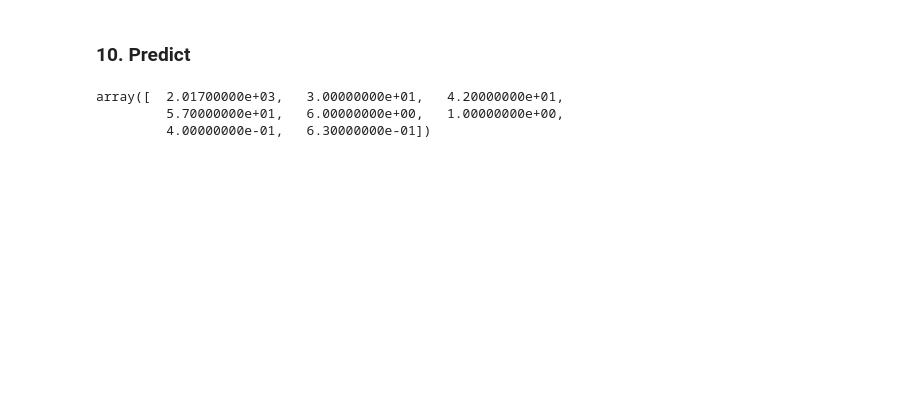
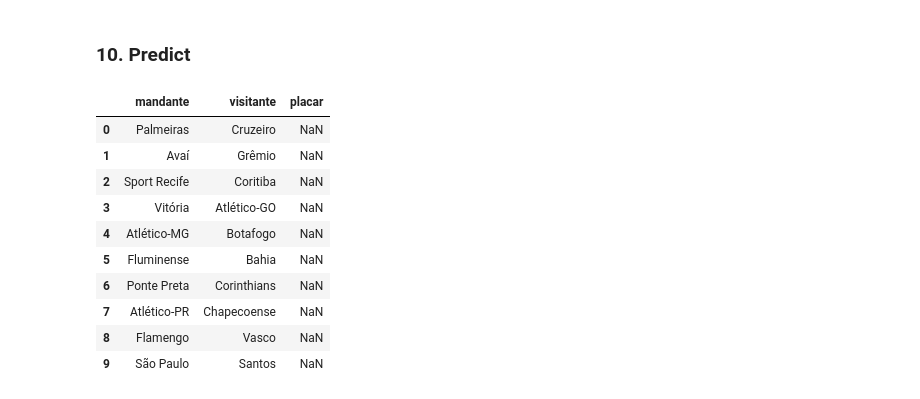
Before and after one commit to thiagozaranza/guru_da_bola, a Jupyter notebook: Prediction_RFC.ipynb, the cells around one changed output. Saved outputs shown, nothing was run; the diff lists cells and outputs as text; code cells hidden in the pictures; blank space fills up the shorter version.

```diff
--- a/Prediction_RFC.ipynb
+++ b/Prediction_RFC.ipynb
@@ -258,8 +278,18 @@ imp_df.sort_values(by = "Importance", ascending = False)
 # %% [markdown]
 ### 10. Predict
-# %%
-X[0]
-# %% [output]
-array([  2.01700000e+03,   3.00000000e+01,   4.20000000e+01,
-         5.70000000e+01,   6.00000000e+00,   1.00000000e+00,
-         4.00000000e-01,   6.30000000e-01])
+# %%
+rodada = pd.read_csv("data/rodada.csv",sep=",")
+# %%
+rodada
+# %% [output]
+|  | mandante | visitante | placar |
+| 0 | Palmeiras | Cruzeiro | NaN |
+| 1 | Avaí | Grêmio | NaN |
+| 2 | Sport Recife | Coritiba | NaN |
+| 3 | Vitória | Atlético-GO | NaN |
+| 4 | Atlético-MG | Botafogo | NaN |
+| 5 | Fluminense | Bahia | NaN |
+| 6 | Ponte Preta | Corinthians | NaN |
+| 7 | Atlético-PR | Chapecoense | NaN |
+| 8 | Flamengo | Vasco | NaN |
+| 9 | São Paulo | Santos | NaN |
```
Also changed, not shown: parts of 30 cells of this notebook, 1 other file.
